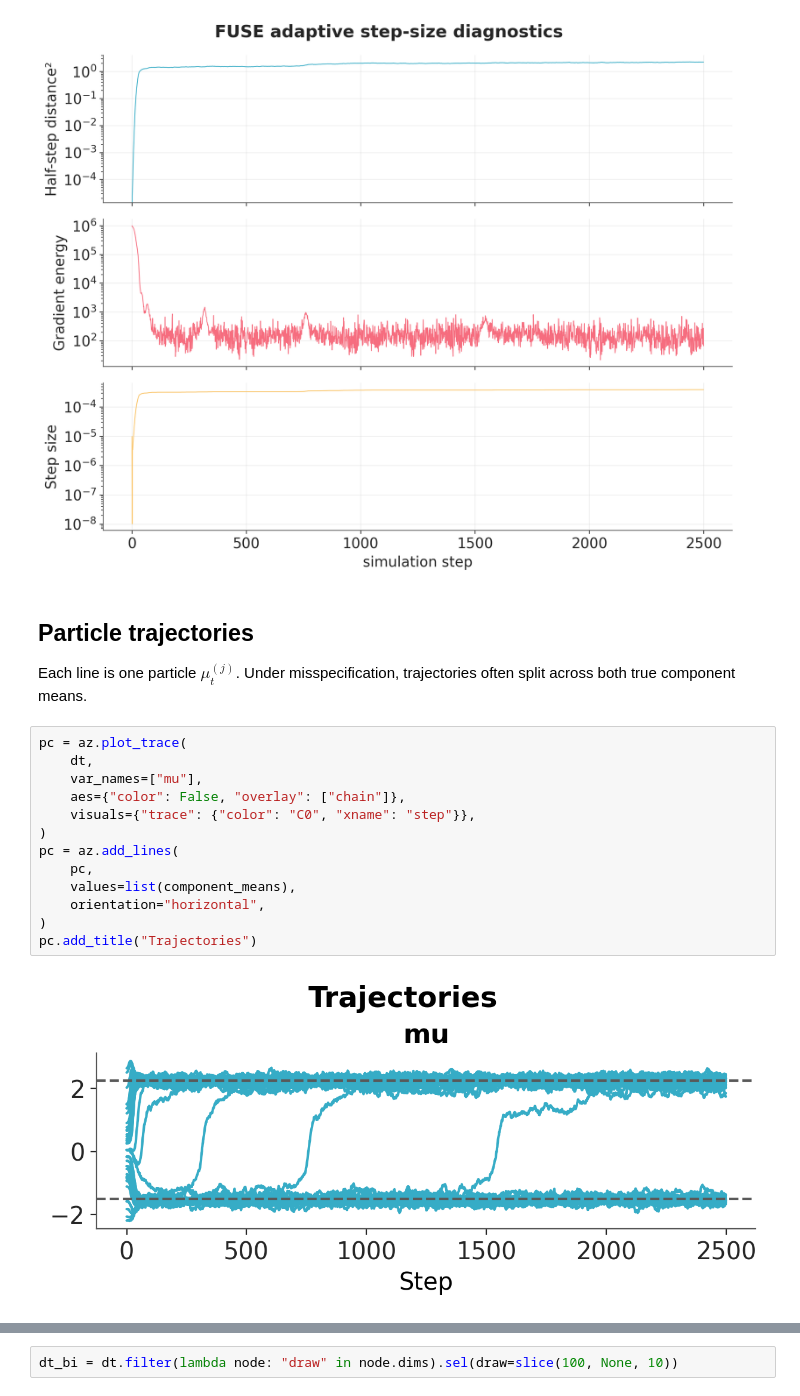
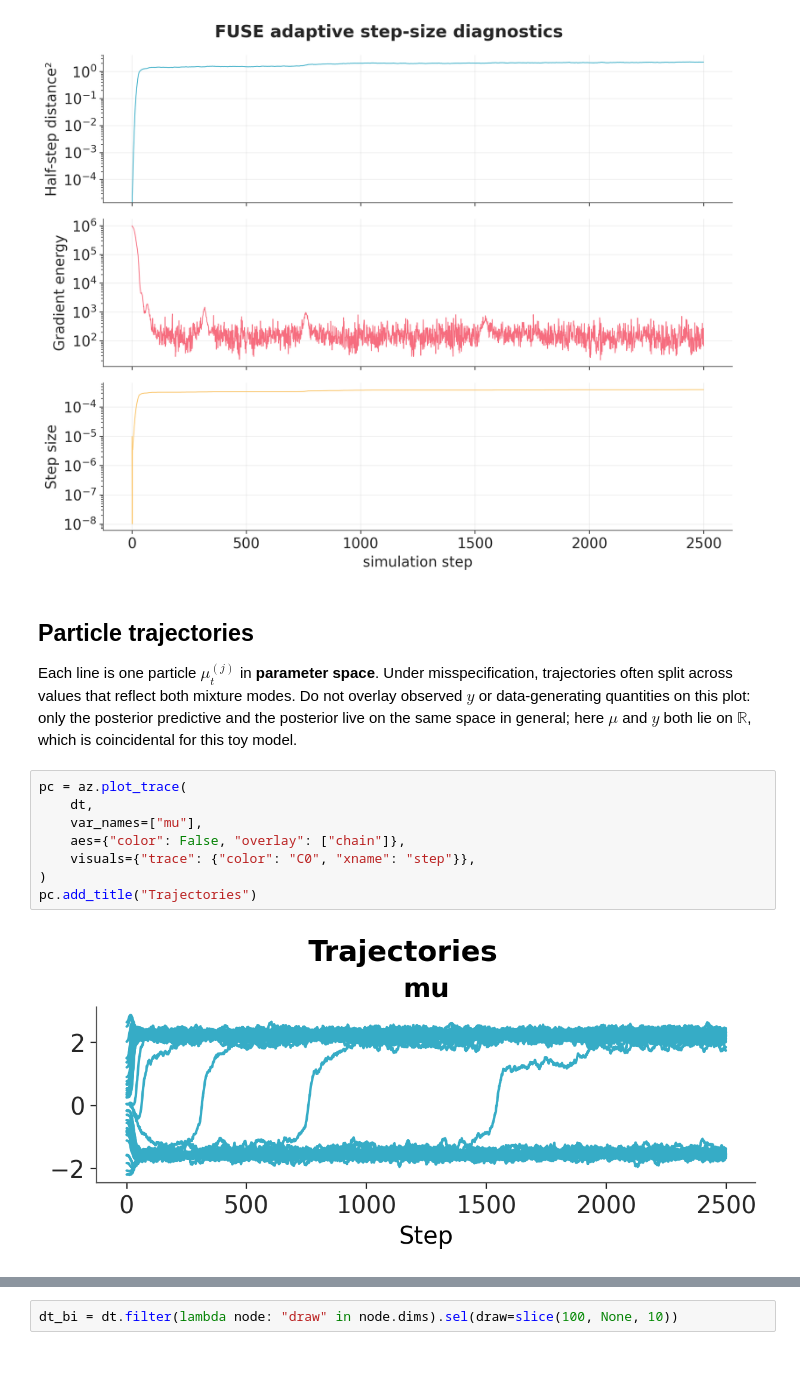
Before and after one commit to pymc-devs/pymc-prop, a Jupyter notebook: examples/bimodal_gaussian_fuse.ipynb, the cells around one changed output, grey strips where cells are left out. Saved outputs shown, nothing was run; the diff lists cells and outputs as text; blank space fills up the shorter version.

```diff
--- a/examples/bimodal_gaussian_fuse.ipynb
+++ b/examples/bimodal_gaussian_fuse.ipynb
@@ -137,25 +137,20 @@ fig.tight_layout()
 plt.show()
 # %% [output]
 [figure]
-# %% [markdown]
-## Particle trajectories
-
-Each line is one particle $\mu_t^{(j)}$. Under misspecification, trajectories often split across both true component means.
+# %% [markdown]
+## Particle trajectories
+
+Each line is one particle $\mu_t^{(j)}$ in **parameter space**. Under misspecification, trajectories often split across values that reflect both mixture modes. Do not overlay observed $y$ or data-generating quantities on this plot: only the posterior predictive and the posterior live on the same space in general; here $\mu$ and $y$ both lie on $\mathbb{R}$, which is coincidental for this toy model.
 # %%
 pc = az.plot_trace(
     dt,
     var_names=["mu"],
     aes={"color": False, "overlay": ["chain"]},
     visuals={"trace": {"color": "C0", "xname": "step"}},
 )
-pc = az.add_lines(
-    pc,
-    values=list(component_means),
-    orientation="horizontal",
-)
 pc.add_title("Trajectories")
 # %% [output]
-[figure, old version]
+[figure, new version]
 # %% [markdown]
 ## Posterior predictive check
 
```
Also changed, not shown: parts of 2 cells of this notebook, 2 other files.
